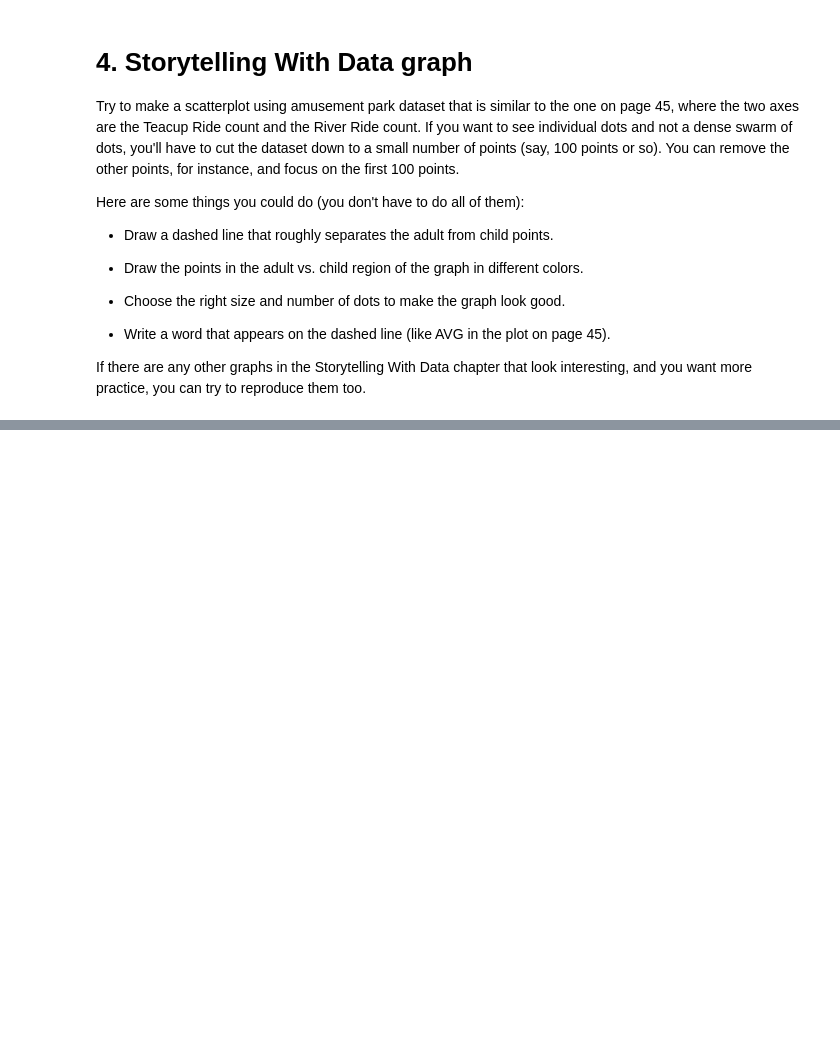
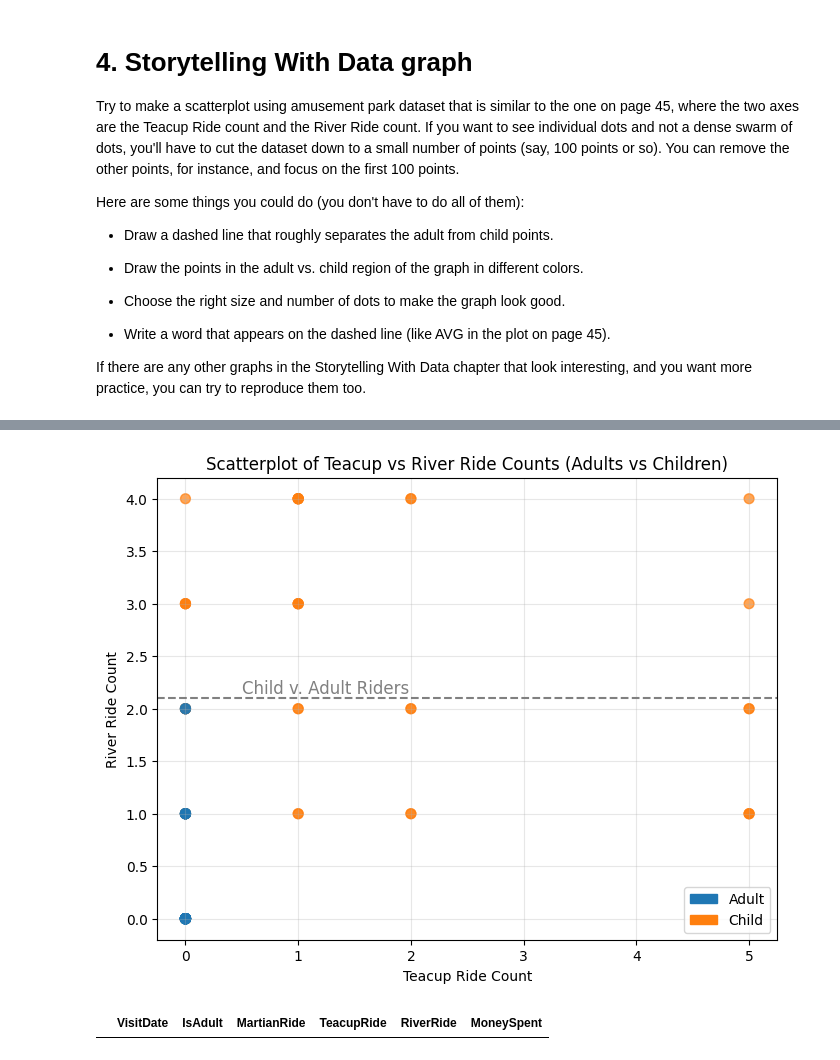
Before and after one commit to Haleymussary00/Module-B-semester-2, a Jupyter notebook: Week3.ipynb, the cells around one changed output, grey strips where cells are left out. Saved outputs shown, nothing was run; the diff lists cells and outputs as text; code cells hidden in the pictures; blank space fills up the shorter version.

```diff
--- a/Week3.ipynb
+++ b/Week3.ipynb
@@ -579,0 +600,42 @@ If there are any other graphs in the Storytelling With Data chapter that look in
+# %%
+import matplotlib.pyplot as plt
+
+# Take first 100 rows for clarity
+df_sample = df.head(100)
+
+plt.figure(figsize=(8,6))
+
+# Scatterplot: color points by IsAdult
+plt.scatter(
+    df_sample['TeacupRide'],
+    df_sample['RiverRide'],
+    c=df_sample['IsAdult'].map({True:'#1f77b4', False:'#ff7f0e'}),
+    s=50,  # dot size
+    alpha=0.7
+)
+
+# Horizontal dashed line above RiverRide = 2
+plt.axhline(y=2.1, linestyle='--', color='grey')  # 2.1 so line is just above 2
+
+# Add label on the line
+plt.text(x=0.5, y=2.15, s='Child v. Adult Riders', color='grey', fontsize=12)
+
+# Labels and title
+plt.xlabel("Teacup Ride Count")
+plt.ylabel("River Ride Count")
+plt.title("Scatterplot of Teacup vs River Ride Counts (Adults vs Children)")
+
+# Legend for Adult vs Child
+import matplotlib.patches as mpatches
+adult_patch = mpatches.Patch(color='#1f77b4', label='Adult')
+child_patch = mpatches.Patch(color='#ff7f0e', label='Child')
+plt.legend(handles=[adult_patch, child_patch])
+
+plt.grid(alpha=0.3)
+plt.show()
+# %% [output]
+[figure, added]
+# %%
+df.query('IsAdult == True and TeacupRide != 0')
+# %% [output]
+|  | VisitDate | IsAdult | MartianRide | TeacupRide | RiverRide | MoneySpent |
```
Also changed, not shown: parts of 6 cells of this notebook.
